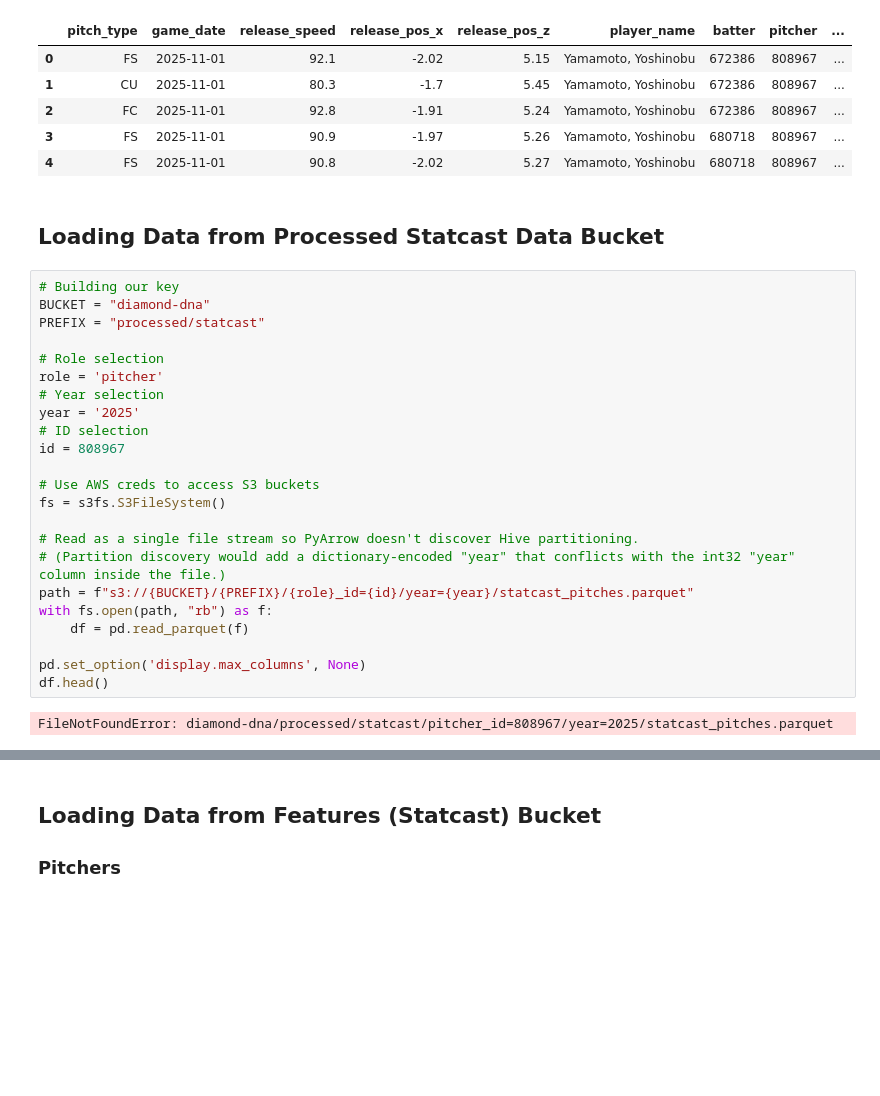
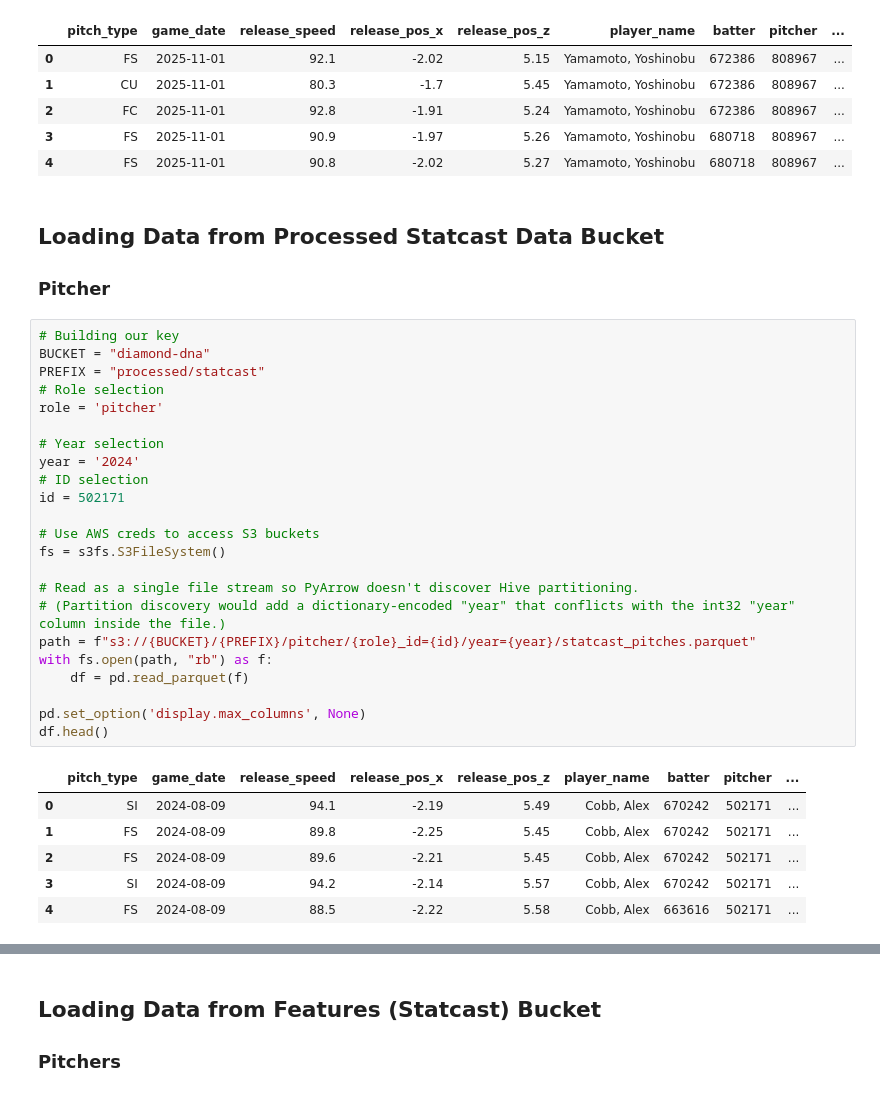
Before and after one commit to bryjjch/Diamond-DNA, a Jupyter notebook: experimentation/loading_data.ipynb, the cells around one changed output, grey strips where cells are left out. Drawn from its saved outputs; the diff is of its cells as text; blank space fills up the shorter version.

```diff
--- a/experimentation/loading_data.ipynb
+++ b/experimentation/loading_data.ipynb
@@ -50,28 +50,35 @@ df.head()
 | 4 | FS | 2025-11-01 | 90.8 | -2.02 | 5.27 | Yamamoto, Yoshinobu | 680718 | 808967 | ... |
 # %% [markdown]
 ## Loading Data from Processed Statcast Data Bucket
+
+### Pitcher
 # %%
 # Building our key
 BUCKET = "diamond-dna"
 PREFIX = "processed/statcast"
-
 # Role selection
 role = 'pitcher'
+
 # Year selection
-year = '2025'
+year = '2024'
 # ID selection
-id = 808967
+id = 502171
 
 # Use AWS creds to access S3 buckets
 fs = s3fs.S3FileSystem()
 
 # Read as a single file stream so PyArrow doesn't discover Hive partitioning.
 # (Partition discovery would add a dictionary-encoded "year" that conflicts with the int32 "year" column inside the file.)
-path = f"s3://{BUCKET}/{PREFIX}/{role}_id={id}/year={year}/statcast_pitches.parquet"
+path = f"s3://{BUCKET}/{PREFIX}/pitcher/{role}_id={id}/year={year}/statcast_pitches.parquet"
 with fs.open(path, "rb") as f:
     df = pd.read_parquet(f)
 
 pd.set_option('display.max_columns', None)
 df.head()
 # %% [output]
-FileNotFoundError: diamond-dna/processed/statcast/pitcher_id=808967/year=2025/statcast_pitches.parquet
+|  | pitch_type | game_date | release_speed | release_pos_x | release_pos_z | player_name | batter | pitcher | ... |
+| 0 | SI | 2024-08-09 | 94.1 | -2.19 | 5.49 | Cobb, Alex | 670242 | 502171 | ... |
+| 1 | FS | 2024-08-09 | 89.8 | -2.25 | 5.45 | Cobb, Alex | 670242 | 502171 | ... |
+| 2 | FS | 2024-08-09 | 89.6 | -2.21 | 5.45 | Cobb, Alex | 670242 | 502171 | ... |
+| 3 | SI | 2024-08-09 | 94.2 | -2.14 | 5.57 | Cobb, Alex | 670242 | 502171 | ... |
+| 4 | FS | 2024-08-09 | 88.5 | -2.22 | 5.58 | Cobb, Alex | 663616 | 502171 | ... |
```
Also changed, not shown: parts of 2 cells of this notebook.
